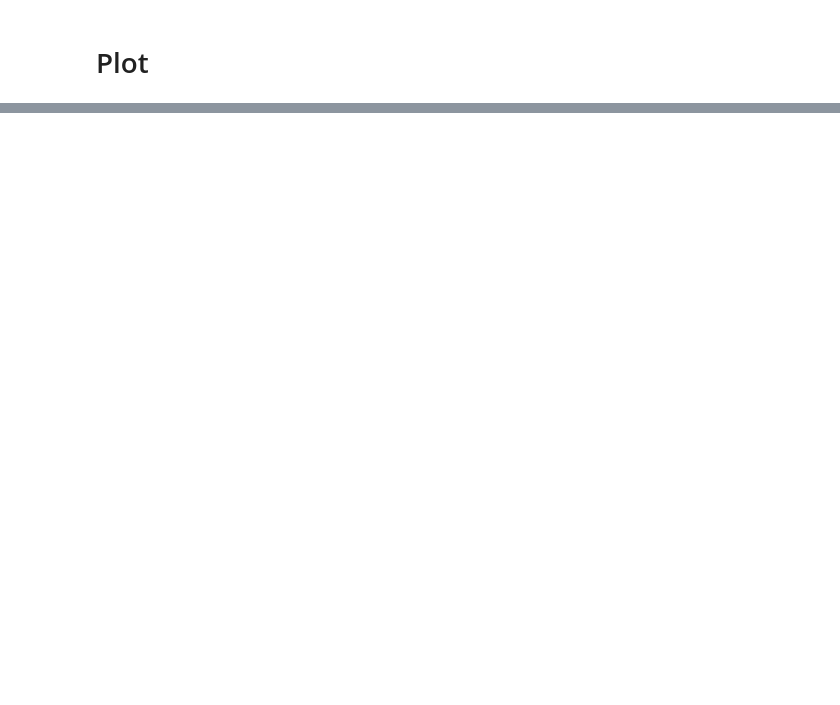
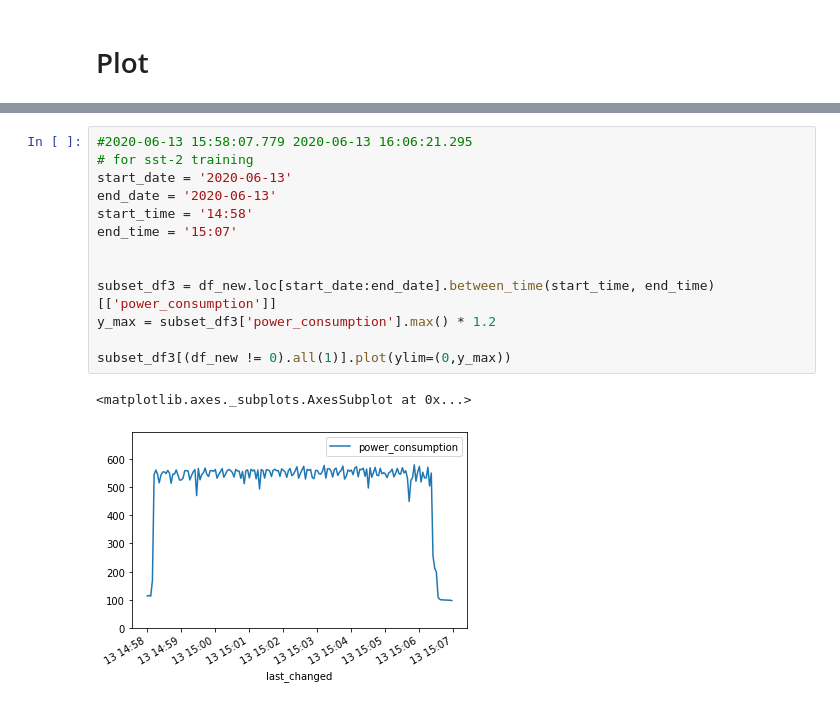
Before and after one commit to MScDissertation/NLP, a Jupyter notebook: power_monitor_analysis/visualise.ipynb, the cells around one changed output, grey strips where cells are left out. Saved outputs shown, nothing was run; the diff lists cells and outputs as text; blank space fills up the shorter version.

```diff
--- a/power_monitor_analysis/visualise.ipynb
+++ b/power_monitor_analysis/visualise.ipynb
@@ -96 +161,17 @@ I don't get this. Why is the power consumption down to < 100
+# %%
+#2020-06-13 15:58:07.779 2020-06-13 16:06:21.295
+# for sst-2 training
+start_date = '2020-06-13'
+end_date = '2020-06-13'
+start_time = '14:58'
+end_time = '15:07'
+
+
+subset_df3 = df_new.loc[start_date:end_date].between_time(start_time, end_time)[['power_consumption']]
+y_max = subset_df3['power_consumption'].max() * 1.2
+
+subset_df3[(df_new != 0).all(1)].plot(ylim=(0,y_max))
+# %% [output]
+<matplotlib.axes._subplots.AxesSubplot at 0x...>
+[figure, added]
 # %%
```
Also changed, not shown: parts of 20 cells of this notebook, 4 other files.
